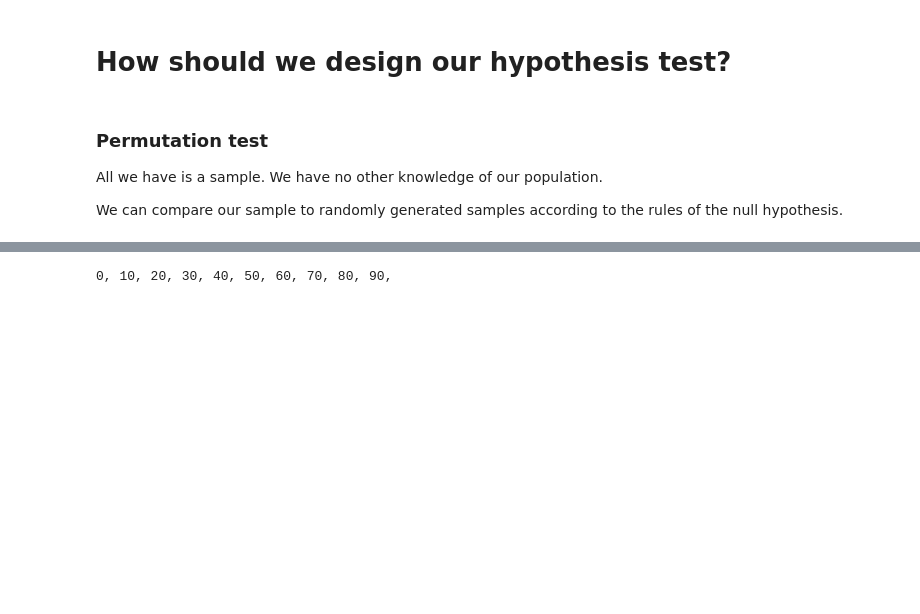
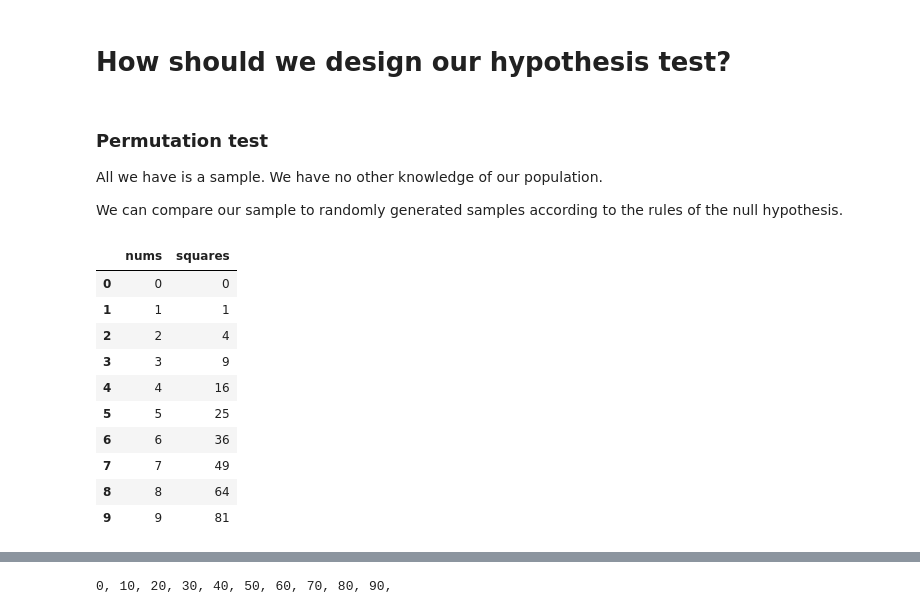
Before and after one commit to jemmott/DSC10-Sp20, a Jupyter notebook: Discussions/Week07/discussion.ipynb, the cells around one changed output, grey strips where cells are left out. Drawn from its saved outputs; the diff is of its cells as text; code cells hidden in the pictures; blank space fills up the shorter version.

```diff
--- a/Discussions/Week07/discussion.ipynb
+++ b/Discussions/Week07/discussion.ipynb
@@ -215,4 +216,18 @@ It would be more reasonable only if they were from different distributions.
 All we have is a sample.  We have no other knowledge of our population.
 
 We can compare our sample to randomly generated samples according to the rules of the null hypothesis.
+# %%
+squares_table = bpd.DataFrame().assign(nums = np.arange(10), squares = np.arange(10)**2)
+# %% [output]
+|  | nums | squares |
+| 0 | 0 | 0 |
+| 1 | 1 | 1 |
+| 2 | 2 | 4 |
+| 3 | 3 | 9 |
+| 4 | 4 | 16 |
+| 5 | 5 | 25 |
+| 6 | 6 | 36 |
+| 7 | 7 | 49 |
+| 8 | 8 | 64 |
+| 9 | 9 | 81 |
 # %%
```
Also changed, not shown: parts of 15 cells of this notebook.
